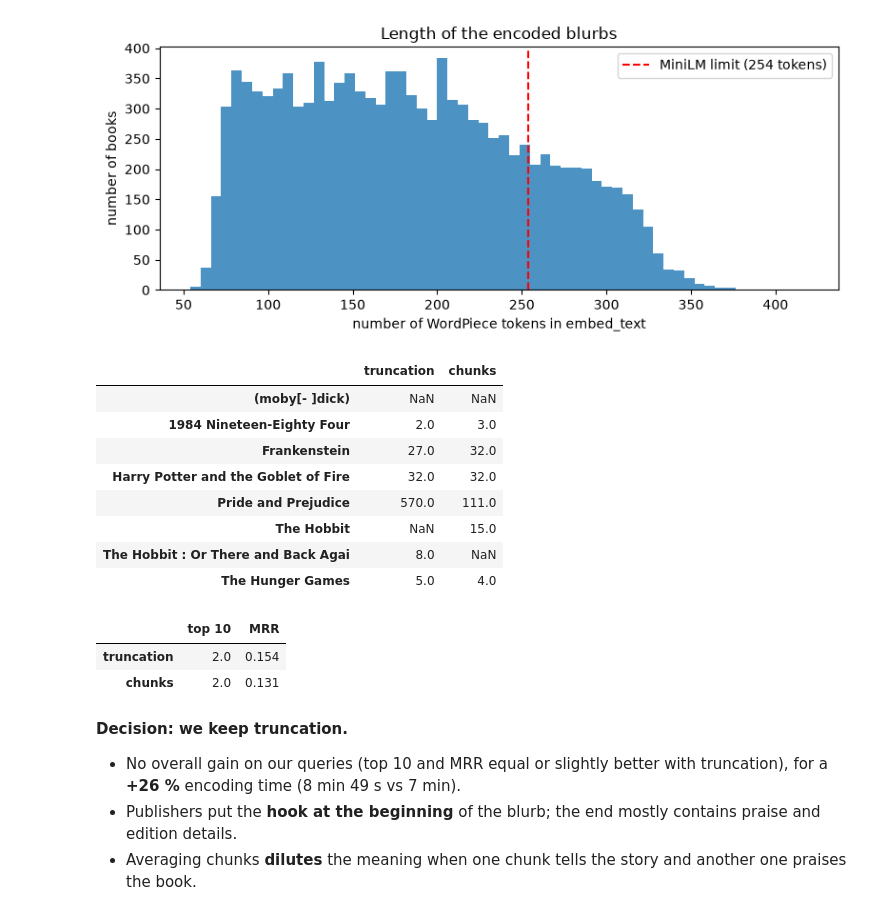
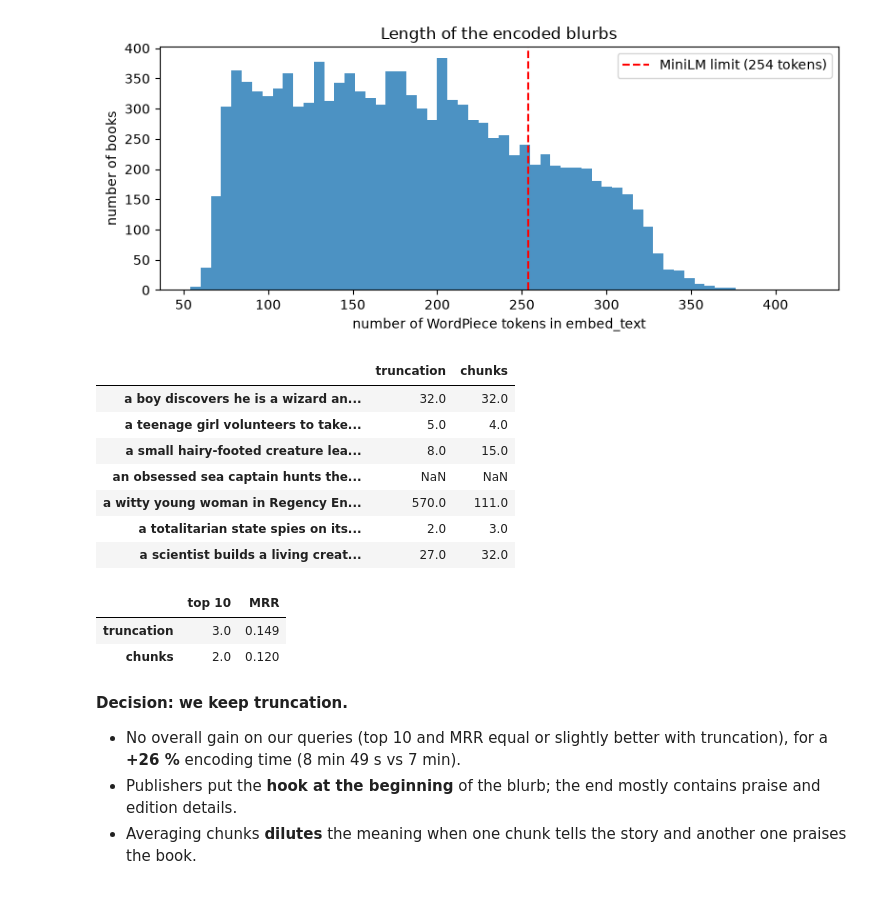
Before and after one commit to Jachriso/GenderBook-Projet-NLP, a Jupyter notebook: notebooks/03_semantic_engine.ipynb, the cells around one changed output. Saved outputs shown, nothing was run; the diff lists cells and outputs as text; code cells hidden in the pictures.

Commit message:
P3: fix truncation/chunks table (key by query) and per-genre reading (lift)

```diff
--- a/notebooks/03_semantic_engine.ipynb
+++ b/notebooks/03_semantic_engine.ipynb
@@ -222,38 +222,39 @@ Tokens per blurb: median 178, p95 308, max 419
 # %%
 # Step 2: comparison on paraphrased "famous book" queries (rank of the expected book among 12,000)
 from scripts.p3_build_embeddings import FAMOUS_QUERIES, rank_of_expected
 
 def famous_ranks(eng):
-    # Rank of the expected book for each famous query with a given engine
+    # Rank of the expected book for each famous query with a given engine.
+    # Rows are keyed by the QUERY (not by the matched title): the best-ranked edition of a book
+    # can differ between engines (e.g. two "The Hobbit" titles in the catalogue).
     mat, titles, out = eng.book_matrix(show_progress=False), eng.books["title"].fillna(""), {}
     for query, pattern in FAMOUS_QUERIES:
-        rank, found = rank_of_expected(mat @ eng.encode([query])[0], titles, pattern)
-        out[found[:35] if found else f"({pattern})"] = rank
+        rank, _ = rank_of_expected(mat @ eng.encode([query])[0], titles, pattern)
+        out[query[:45] + "…"] = rank
     return pd.Series(out, dtype="float")
 
 chunks_engine = EmbeddingEngine(long_text="chunks", books=books, model=engine.model)
 if chunks_engine._cache_paths()[0].exists():
     comp = pd.DataFrame({"truncation": famous_ranks(engine), "chunks": famous_ranks(chunks_engine)})
-    found = comp.dropna()
+    found = comp.dropna()          # queries whose expected book is in the catalogue
     summary = pd.DataFrame({c: {"top 10": int((found[c] <= 10).sum()), "MRR": round(float((1 / found[c]).mean()), 3)}
                             for c in comp}).T
     display(comp)
     display(summary)
 else:
     print("No 'chunks' cache: run `python -X utf8 -m scripts.p3_build_embeddings --long-text chunks` (≈ 9 min).")
 # %% [output]
 |  | truncation | chunks |
-| (moby[- ]dick) | NaN | NaN |
-| 1984 Nineteen-Eighty Four | 2.0 | 3.0 |
-| Frankenstein | 27.0 | 32.0 |
-| Harry Potter and the Goblet of Fire | 32.0 | 32.0 |
-| Pride and Prejudice | 570.0 | 111.0 |
-| The Hobbit | NaN | 15.0 |
-| The Hobbit : Or There and Back Agai | 8.0 | NaN |
-| The Hunger Games | 5.0 | 4.0 |
+| a boy discovers he is a wizard an... | 32.0 | 32.0 |
+| a teenage girl volunteers to take... | 5.0 | 4.0 |
+| a small hairy-footed creature lea... | 8.0 | 15.0 |
+| an obsessed sea captain hunts the... | NaN | NaN |
+| a witty young woman in Regency En... | 570.0 | 111.0 |
+| a totalitarian state spies on its... | 2.0 | 3.0 |
+| a scientist builds a living creat... | 27.0 | 32.0 |
 |  | top 10 | MRR |
-| truncation | 2.0 | 0.154 |
-| chunks | 2.0 | 0.131 |
+| truncation | 3.0 | 0.149 |
+| chunks | 2.0 | 0.120 |
 # %% [markdown]
 **Decision: we keep truncation.**
 * No overall gain on our queries (top 10 and MRR equal or slightly better with truncation), for a **+26 %** encoding time (8 min 49 s vs 7 min).
```
Also changed, not shown: parts of 4 cells of this notebook, 1 other file.
